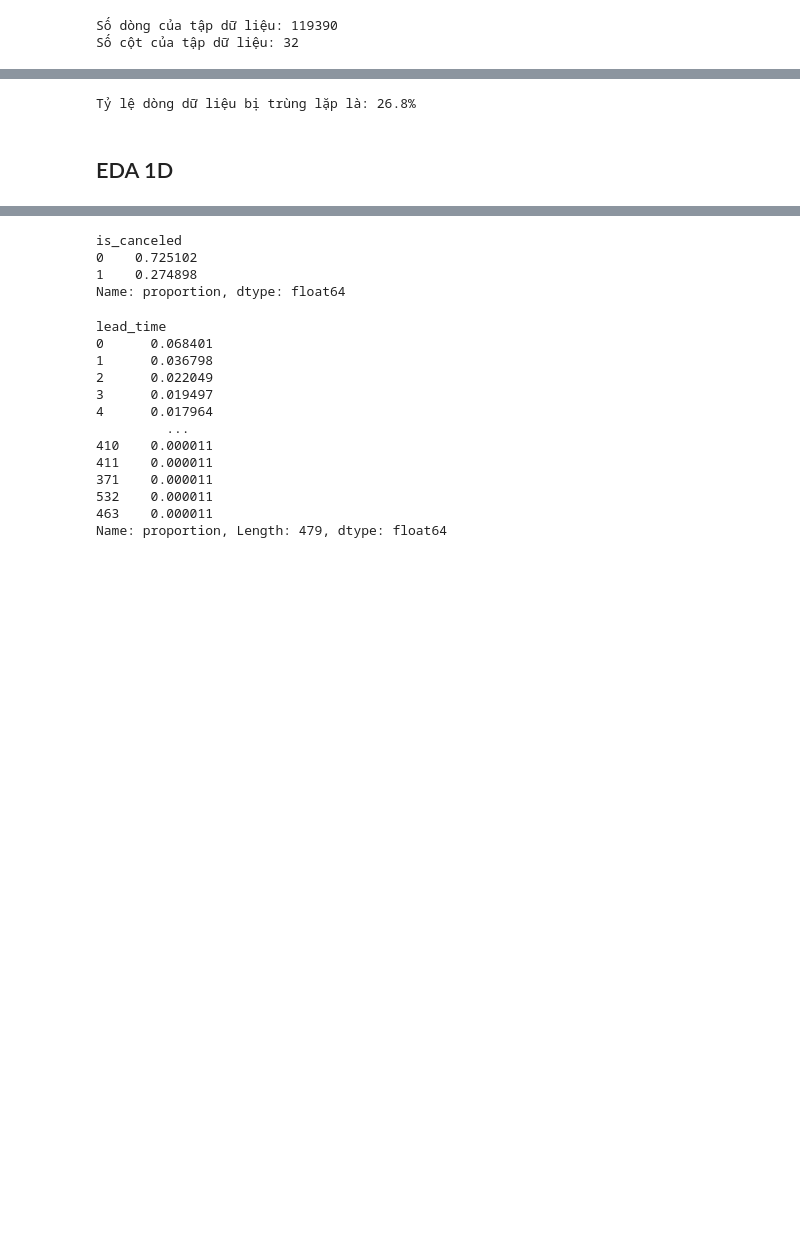
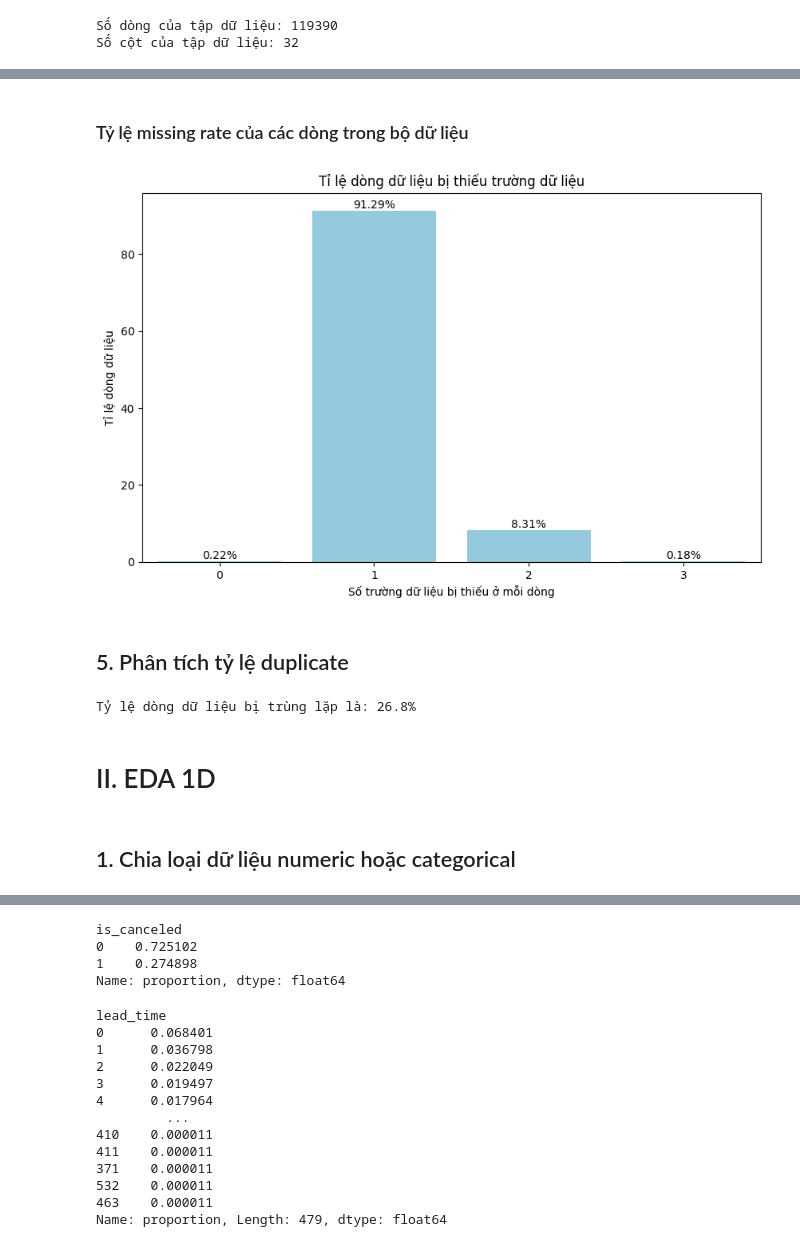
Before and after one commit to duongtruongbinh/Data-Visualization-Labs, a Jupyter notebook: Project/Project.ipynb, the cells around one changed output, grey strips where cells are left out. Cells and saved outputs as stored; diff of their text form; code cells hidden in the pictures; blank space fills up the shorter version.

```diff
--- a/Project/Project.ipynb
+++ b/Project/Project.ipynb
@@ -100,3 +133,21 @@ dtype: float64
+# %% [markdown]
+### Tỷ lệ missing rate của các dòng trong bộ dữ liệu
+# %%
+missing_rates_rows = df.isna().sum(axis=1)
+missing_rates_rows = missing_rates_rows.value_counts().sort_index() / len(df) * 100
+# ghi số lên biểu đồ
+plt.figure(figsize=(10, 6))
+sns.barplot(x=missing_rates_rows.index, y=missing_rates_rows.values, color='skyblue')
+plt.xlabel('Số trường dữ liệu bị thiếu ở mỗi dòng')
+plt.ylabel('Tỉ lệ dòng dữ liệu')
+plt.title('Tỉ lệ dòng dữ liệu bị thiếu trường dữ liệu')
+for i in range(len(missing_rates_rows)):
+    plt.text(i, missing_rates_rows.values[i], f'{missing_rates_rows.values[i]:.2f}%', ha='center', va='bottom')
+plt.show()
+# %% [output]
+[figure, added]
+# %% [markdown]
+## 5. Phân tích tỷ lệ duplicate
 # %%
 duplicate_rate = df.duplicated().sum() / len(df)
 print(f"Tỷ lệ dòng dữ liệu bị trùng lặp là: {round(duplicate_rate, 4) * 100}%")
@@ -108,6 +159,8 @@ Tỷ lệ dòng dữ liệu bị trùng lặp là: 26.8%
 # %%
 df = df.fillna(-1)
 # %% [markdown]
-## EDA 1D
+# II. EDA 1D
+# %% [markdown]
+## 1. Chia loại dữ liệu numeric hoặc categorical
 # %%
 cate_list = list(df.dtypes[df.dtypes == 'object'].index)
```
Also changed, not shown: parts of 19 cells of this notebook, 2 other files.
